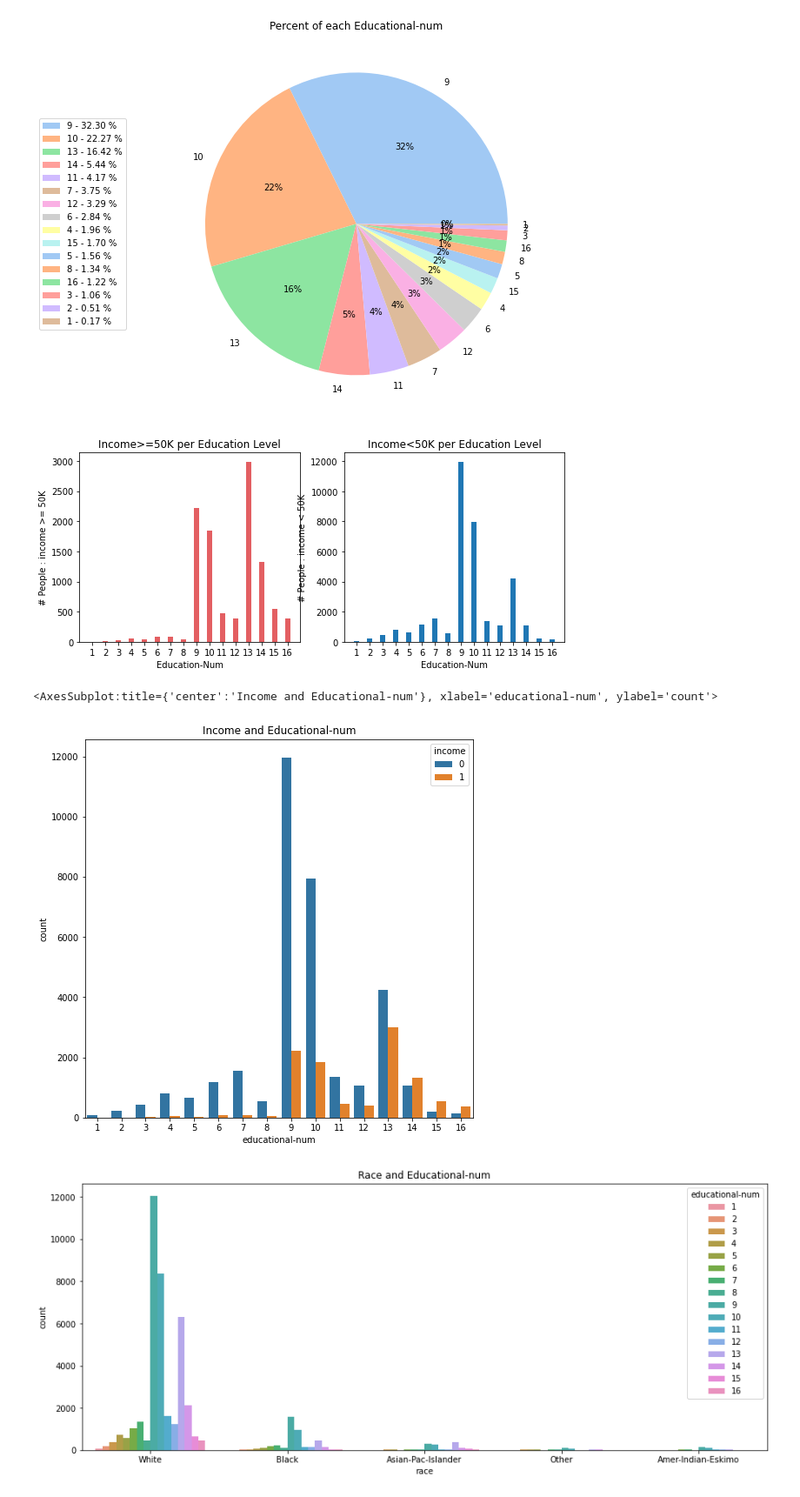
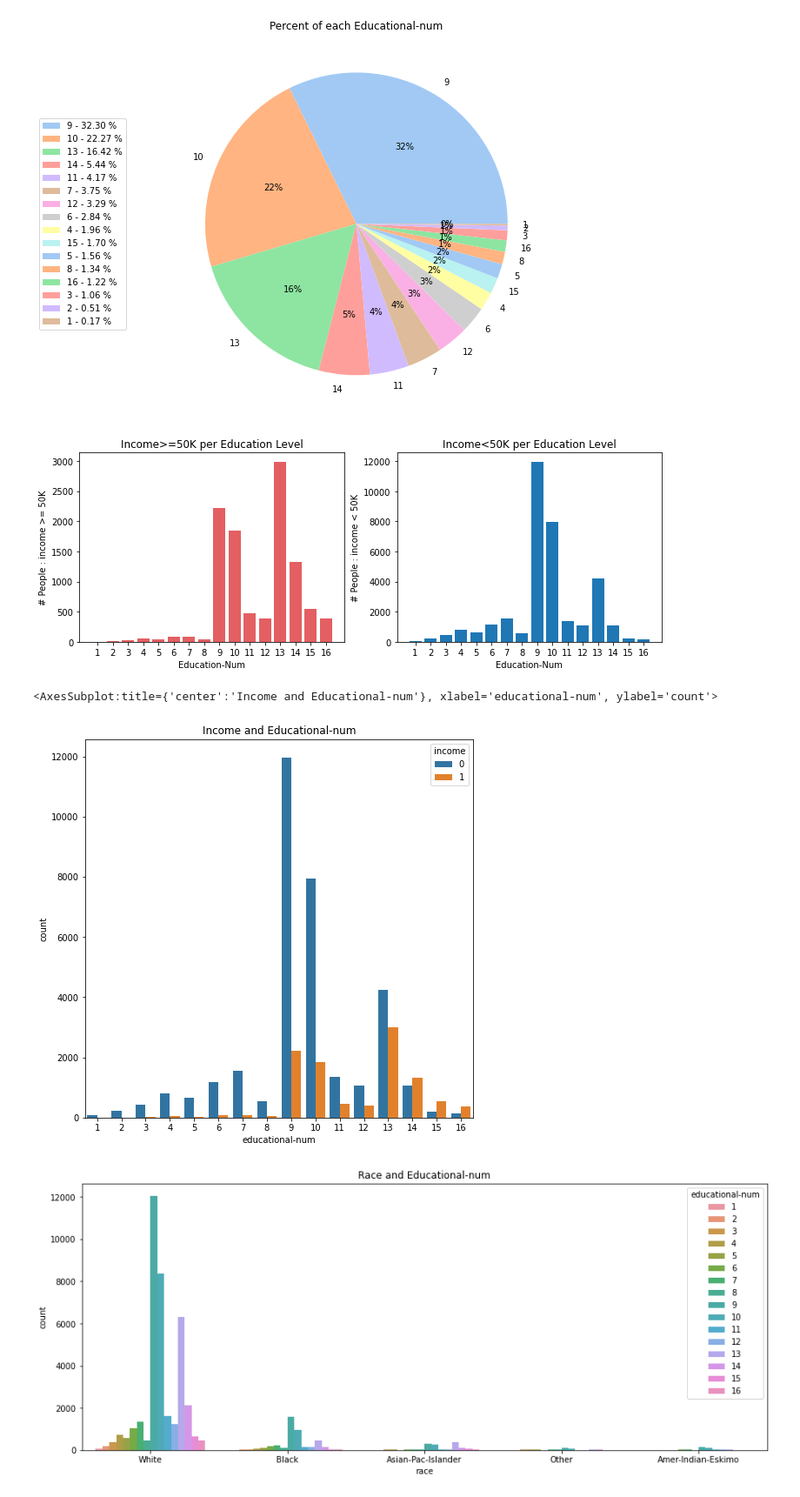
Before and after one commit to 2021-2-BIg-Data/2021-2-Big-Data, a Jupyter notebook: visualization_yk/income_visualization.ipynb, the cells around one changed output. Shown at 87% size. Saved outputs shown, nothing was run; the diff lists cells and outputs as text; code cells hidden in the pictures.

```diff
--- a/visualization_yk/income_visualization.ipynb
+++ b/visualization_yk/income_visualization.ipynb
@@ -140,37 +140,37 @@ display(more50_arr)
 display(more50_num)
 '''
 
 ##MERGE MORE50K & LESS50K
 incomereturn = pd.merge(more50, less50, on='educational-num')
 #display(incomereturn)
 
 ##income과 educational-num graph
 income_education.index=['1','2','3','4','5','6','7','8','9','10','11','12','13','14','15','16']
 
-fig = plt.figure(figsize=(10,4))
+fig = plt.figure(figsize=(12,4))
 plt.subplot(1,2,1)
 plt.title('Income>=50K per Education Level')
 plt.xlabel('Education-Num')
 plt.ylabel('# People : income >= 50K')
 x=np.arange(16)
-plt.bar(x, more50.incomeup, width=0.4, color='#e35f62')
+plt.bar(x, more50.incomeup, color='#e35f62')
 plt.xticks(x, income_education.index)
 
 plt.subplot(1,2,2)
 plt.title('Income<50K per Education Level')
 plt.xlabel('Education-Num')
 plt.ylabel('# People : income < 50K')
 x=np.arange(16)
-plt.bar(x, less50.incomedown, width=0.4)
+plt.bar(x, less50.incomedown)
 plt.xticks(x, income_education.index)
 plt.show()
 
 
 fig = plt.figure(figsize=(8,8))
 plt.title('Income and Educational-num')
 sns.countplot(data=train, x="educational-num", hue="income")
 # %% [output]
-[figure, old version]
+[figure, new version]
 <AxesSubplot:title={'center':'Income and Educational-num'}, xlabel='educational-num', ylabel='count'>
 [figure]
 # %%
```
